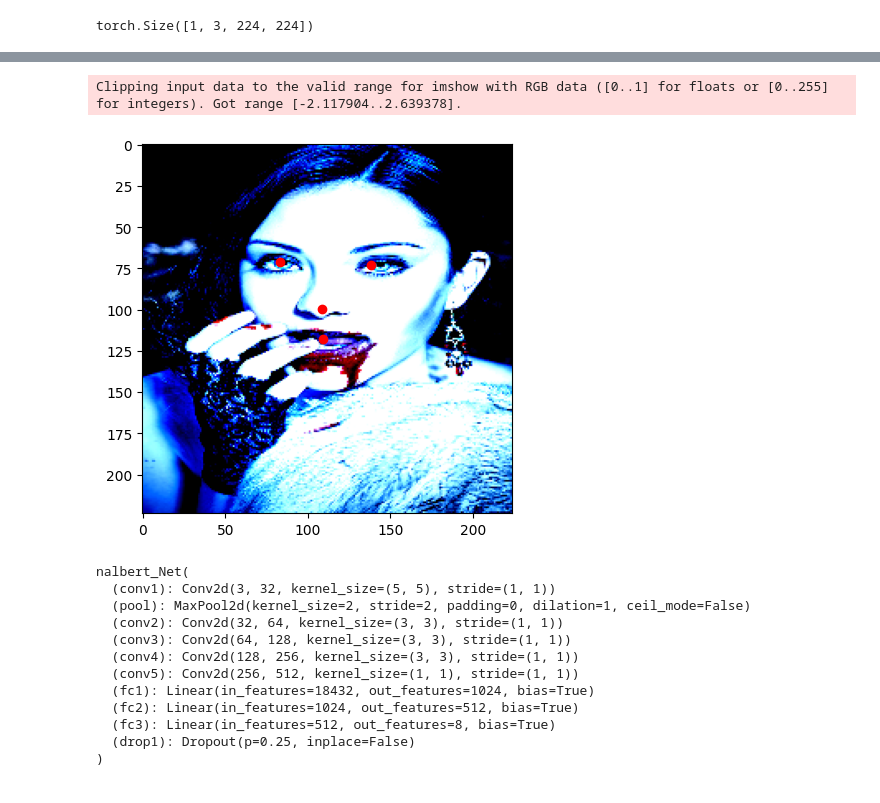
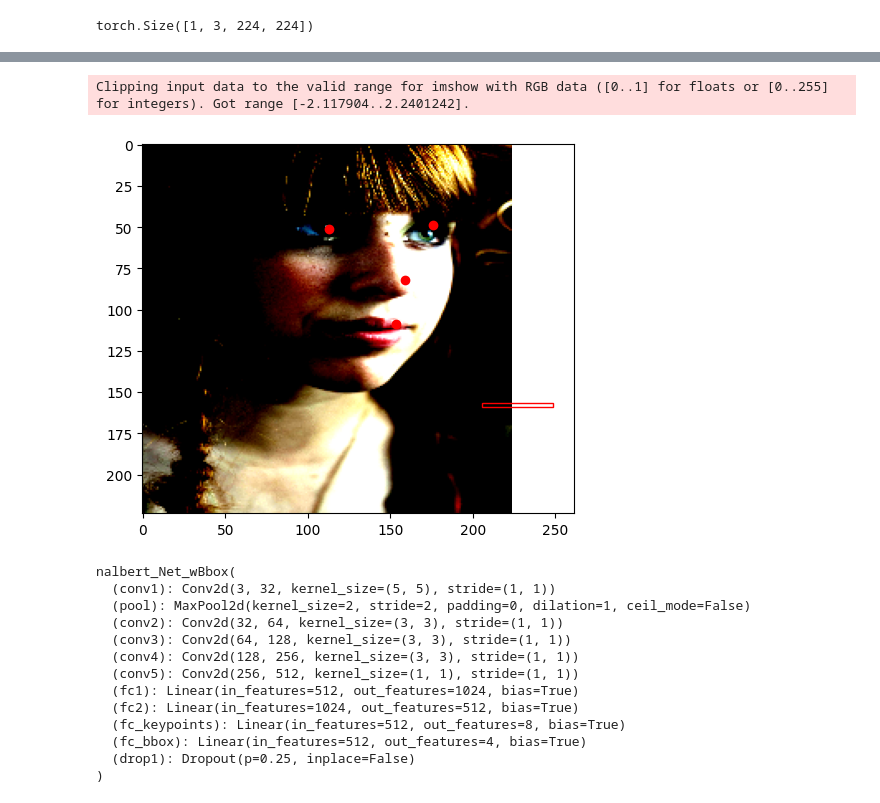
Before and after one commit to Zeepat/face-keypoint-detection, a Jupyter notebook: train.ipynb, the cells around one changed output, grey strips where cells are left out. Cells and saved outputs as stored; diff of their text form; code cells hidden in the pictures.

Commit message:
init project rapport + failed nalbert bb

```diff
--- a/train.ipynb
+++ b/train.ipynb
@@ -24,7 +24,7 @@ train_loader, val_loader, test_loader = train_test_split(dataset,
                                                          val_size=0.1,
                                                          batch_size=80)
 # %%
-model = nalbert_Net()
+model = nalbert_Net_wBbox()
 # %%
 criterion_keypoints = nn.MSELoss()
 criterion_bbox = nn.SmoothL1Loss()
@@ -171,57 +175,58 @@ import matplotlib.patches as patches
 example_data = test_loader.dataset[9]
 example_image = example_data[0].unsqueeze(0).to(device)
 example_keypoints = example_data[1].to(device)
-# example_bbox = example_data[2].to(device)
+example_bbox = example_data[2].to(device)
 
 # Set the model to evaluation mode
 model.eval()
 
 # Get the model predictions
 with torch.no_grad():
-    pred_keypoints = model(example_image)
+    pred_keypoints, pred_bbox = model(example_image)
 
 # Convert predictions to numpy for plotting
 pred_keypoints_np = pred_keypoints.cpu().numpy().reshape(-1, 2)
-# pred_bbox_np = pred_bbox.cpu().numpy().reshape(-1)
+pred_bbox_np = pred_bbox.cpu().numpy().reshape(-1)
 
 # Denormalize keypoints and bounding box
 image_shape = example_image.cpu().squeeze().shape[1:]  # Get the original image dimensions
 pred_keypoints_np[:, 0] *= image_shape[1]  # Denormalize x coordinates
 pred_keypoints_np[:, 1] *= image_shape[0]  # Denormalize y coordinates
-# pred_bbox_np[0] *= image_shape[1]  # Denormalize bbox x coordinate
-# pred_bbox_np[1] *= image_shape[0]  # Denormalize bbox y coordinate
-# pred_bbox_np[2] *= image_shape[1]  # Denormalize bbox width
-# pred_bbox_np[3] *= image_shape[0]  # Denormalize bbox height
+pred_bbox_np[0] *= image_shape[1]  # Denormalize bbox x coordinate
+pred_bbox_np[1] *= image_shape[0]  # Denormalize bbox y coordinate
+pred_bbox_np[2] *= image_shape[1]  # Denormalize bbox width
+pred_bbox_np[3] *= image_shape[0]  # Denormalize bbox height
 
 # Plot the image
 fig, ax = plt.subplots(1)
 ax.imshow(example_image.cpu().squeeze().permute(1, 2, 0))
 
 # Plot the predicted keypoints
 for (x, y) in pred_keypoints_np:
     ax.plot(x, y, 'ro')
 
 # Plot the predicted bounding box
-# rect = patches.Rectangle((pred_bbox_np[0], pred_bbox_np[1]), pred_bbox_np[2], pred_bbox_np[3], linewidth=1, edgecolor='r', facecolor='none')
-# ax.add_patch(rect)
+rect = patches.Rectangle((pred_bbox_np[0], pred_bbox_np[1]), pred_bbox_np[2], pred_bbox_np[3], linewidth=1, edgecolor='r', facecolor='none')
+ax.add_patch(rect)
 
 plt.show()
 # %% [output]
-Clipping input data to the valid range for imshow with RGB data ([0..1] for floats or [0..255] for integers). Got range [-2.117904..2.639378].
+Clipping input data to the valid range for imshow with RGB data ([0..1] for floats or [0..255] for integers). Got range [-2.117904..2.2401242].
-[figure, old version]
+[figure, new version]
 # %%
 model
 # %% [output]
-nalbert_Net(
+nalbert_Net_wBbox(
   (conv1): Conv2d(3, 32, kernel_size=(5, 5), stride=(1, 1))
   (pool): MaxPool2d(kernel_size=2, stride=2, padding=0, dilation=1, ceil_mode=False)
   (conv2): Conv2d(32, 64, kernel_size=(3, 3), stride=(1, 1))
   (conv3): Conv2d(64, 128, kernel_size=(3, 3), stride=(1, 1))
   (conv4): Conv2d(128, 256, kernel_size=(3, 3), stride=(1, 1))
   (conv5): Conv2d(256, 512, kernel_size=(1, 1), stride=(1, 1))
-  (fc1): Linear(in_features=18432, out_features=1024, bias=True)
+  (fc1): Linear(in_features=512, out_features=1024, bias=True)
   (fc2): Linear(in_features=1024, out_features=512, bias=True)
-  (fc3): Linear(in_features=512, out_features=8, bias=True)
+  (fc_keypoints): Linear(in_features=512, out_features=8, bias=True)
+  (fc_bbox): Linear(in_features=512, out_features=4, bias=True)
   (drop1): Dropout(p=0.25, inplace=False)
 )
 # %%
```
Also changed, not shown: parts of 8 cells of this notebook, 9 other files.
